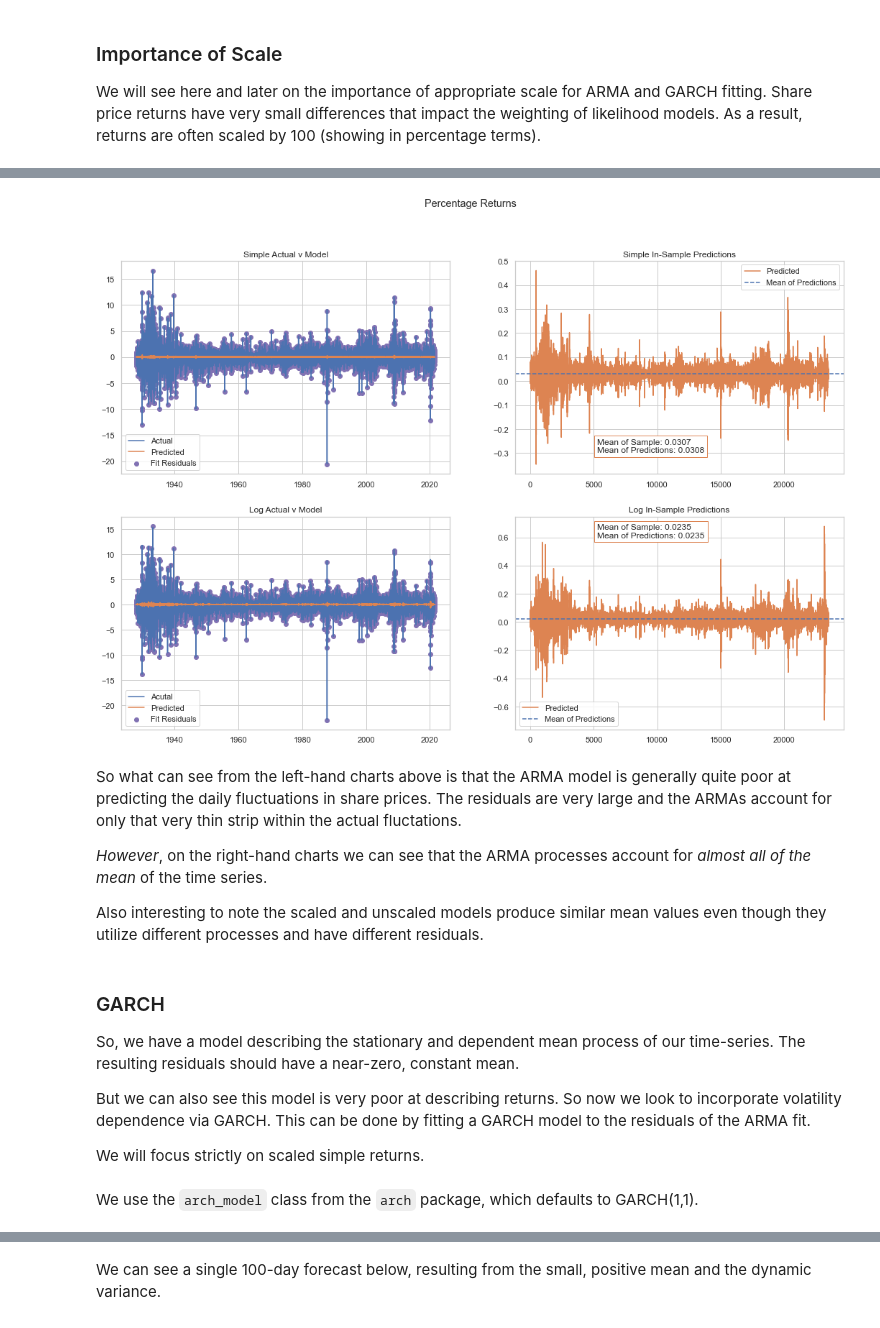
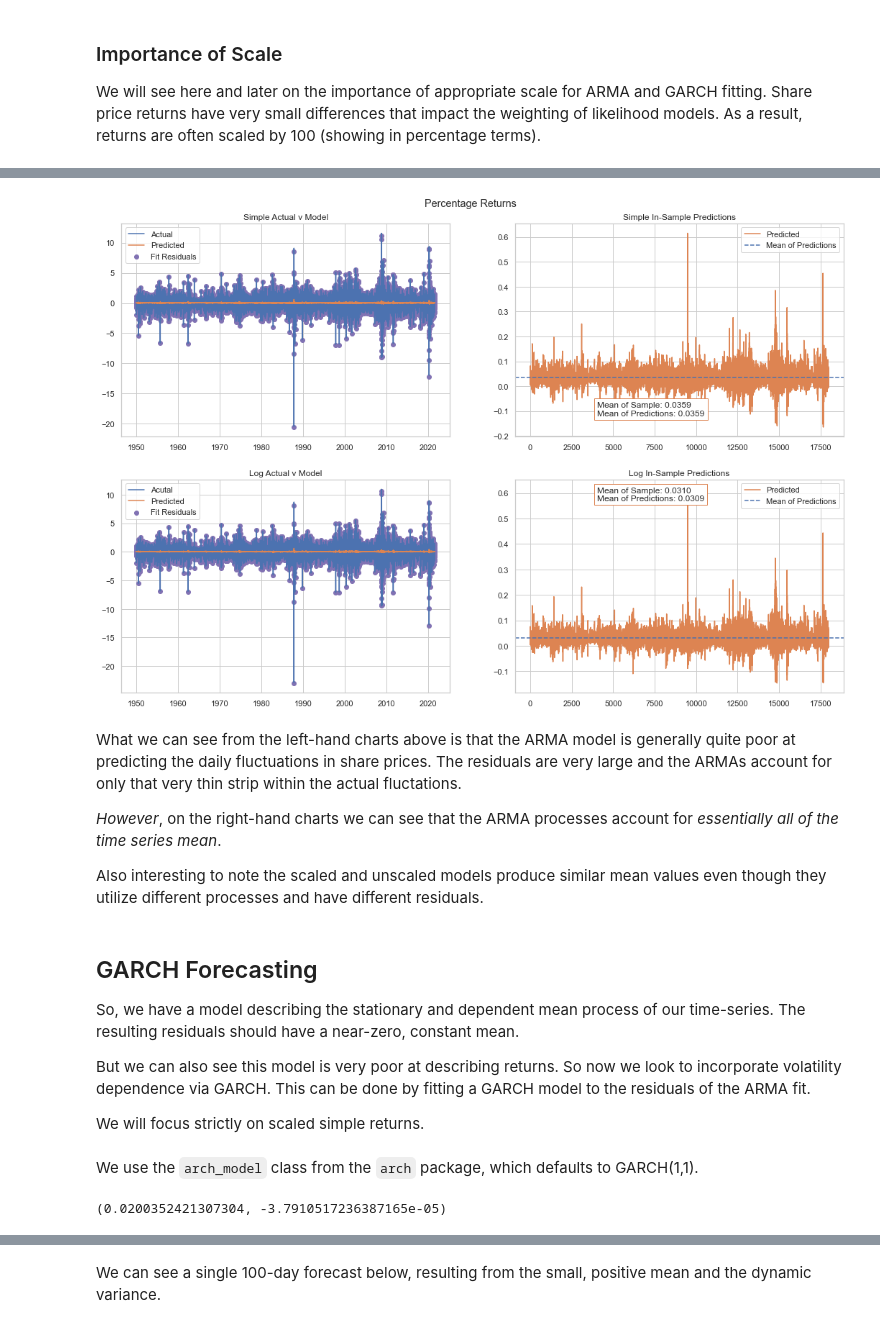
Before and after one commit to rjskene/phat, a Jupyter notebook: docs/notebooks/garch.ipynb, the cells around one changed output, grey strips where cells are left out. Drawn from its saved outputs; the diff is of its cells as text; code cells hidden in the pictures.

```diff
--- a/docs/notebooks/garch.ipynb
+++ b/docs/notebooks/garch.ipynb
@@ -45,7 +25,9 @@ We will explore the utilization of both going forward.
 # %%
+import yfinance as yf
+
 sp = yf.download('^GSPC')
-sp_ret = sp.Close.pct_change().dropna()
-sp_lret = np.log1p(sp.Close.pct_change().dropna())
+sp_ret = sp.Close.pct_change().loc['1950-01-01':]
+sp_lret = np.log1p(sp.Close.pct_change()).loc['1950-01-01':]
 # %% [output]
 [*********************100%***********************]  1 of 1 completed
 # %%
@@ -157,5 +141,5 @@ sparmasim100 = pmdarima.ARIMA((2,0,2)).fit(sp_ret*100)
 # %%
-# sparmasim100 = pmdarima.auto_arima(sp_ret*100)
+sparmasim100 = pmdarima.auto_arima(sp_ret*100)
 # %%
 sparmasim100.summary()
 # %% [output]
@@ -260,43 +266,43 @@ ax2.text(
     bbox=dict(facecolor='white', edgecolor='C1')
 )
 
 ax3.plot(sp_lret*100, label='Acutal')
 ax3.scatter(sp_lret.index, sparmalog100.resid(), c='C4', label='Fit Residuals')
 ax3.plot(sp_lret.index, sparmalog100.predict_in_sample(), label='Predicted')
 ax3.set_title('Log Actual v Model')
 
 log100_mean = sparmalog100.predict_in_sample().mean()
 ax4.plot(sparmalog100.predict_in_sample(), c='C1', label='Predicted')
 ax4.axhline(log100_mean, c='C0', ls='--', label='Mean of Predictions')
 ax4.set_title('Log In-Sample Predictions')
 
 ax4text = f'Mean of Sample: {(sp_lret*100).mean():.4f}'
 ax4text += '\n'
 ax4text += f'Mean of Predictions: {log100_mean:.4f}'
 ax4.text(
     .25, .9, ax4text,
     transform=ax4.transAxes, ha='left',
     bbox=dict(facecolor='white', edgecolor='C1')
 )
 
 ax1.legend()
 ax2.legend()
 ax3.legend()
 ax4.legend()
 
-plt.suptitle('Percentage Returns')
+plt.suptitle('Percentage Returns', y=.92)
 
 plt.show()
 # %% [output]
-[figure, old version]
+[figure, new version]
 # %% [markdown]
-So what can see from the left-hand charts above is that the ARMA model is generally quite poor at predicting the daily fluctuations in share prices. The residuals are very large and the ARMAs account for only that very thin strip within the actual fluctations.
+What we can see from the left-hand charts above is that the ARMA model is generally quite poor at predicting the daily fluctuations in share prices. The residuals are very large and the ARMAs account for only that very thin strip within the actual fluctations.
 
-*However*, on the right-hand charts we can see that the ARMA processes account for *almost all of the mean* of the time series.
+*However*, on the right-hand charts we can see that the ARMA processes account for *essentially all of the time series mean*.
 
 Also interesting to note the scaled and unscaled models produce similar mean values even though they utilize different processes and have different residuals.
 # %% [markdown]
-### GARCH  ###
+## GARCH Forecasting  ##
 
 So, we have a model describing the stationary and dependent mean process of our time-series. The resulting residuals should have a near-zero, constant mean.
 
@@ -308,6 +316,11 @@ data = pd.Series(sparmasim100.resid(), index=sp_ret.index)
 # %% [markdown]
 We use the `arch_model` class from the `arch` package, which defaults to GARCH(1,1).
 # %%
+import arch
+
 model = arch.arch_model(data, p=1, q=1)
 model_fit = model.fit(disp='off')
+model_fit.params.mu, sparmasim100.resid().mean()
+# %% [output]
+(0.0200352421307304, -3.7910517236387165e-05)
 # %% [markdown]
```
Also changed, not shown: parts of 66 cells of this notebook, 25 other files.
